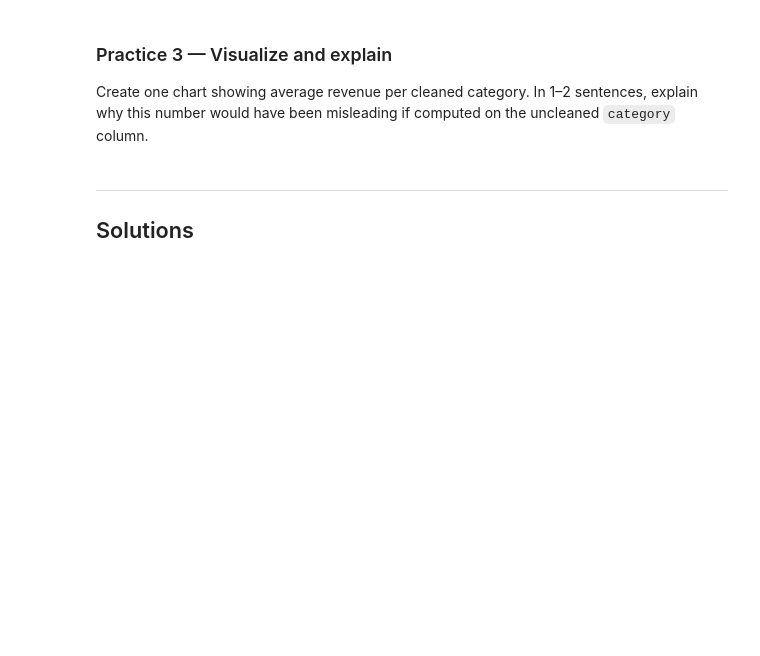
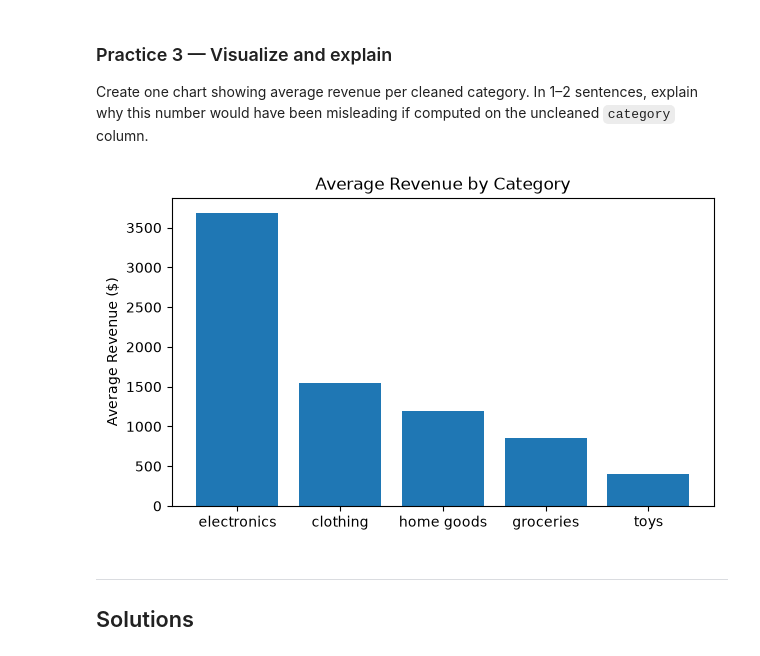
Before and after one commit to NicolasVA90/DSA_504_excercise, a Jupyter notebook: DSA504_Class14_SQL_Pandas_Integration_Midterm_Review_upload.ipynb, the cells around one changed output. Cells and saved outputs as stored; diff of their text form; code cells hidden in the pictures; blank space fills up the shorter version.

```diff
--- a/DSA504_Class14_SQL_Pandas_Integration_Midterm_Review_upload.ipynb
+++ b/DSA504_Class14_SQL_Pandas_Integration_Midterm_Review_upload.ipynb
@@ -221,3 +221,16 @@ These exercises combine several skills end-to-end, similar in spirit to the midt
 Starting from a fresh `pd.read_csv("retail_sales.csv")`: report missing values, remove duplicates, fill missing `units_sold`/`revenue` with the median, and clean `category` into `category_clean` with exactly 5 values.
 # %%
 # Practice 1 — your code here
+sales = pd.read_csv("retail_sales.csv")
+print("Missing values:\n", sales.isna().sum())
+
+sales = sales.drop_duplicates()
+
+sales["units_sold"] = sales["units_sold"].fillna(sales["units_sold"].median())
+sales["revenue"] = sales["revenue"].fillna(sales["revenue"].median())
+
+sales["category_clean"] = sales["category"].str.lower().str.strip()
+sales["category_clean"] = sales["category_clean"].str.replace(r"[_\s]+", " ", regex=True)
+sales["category_clean"] = sales["category_clean"].replace({"cloth ing": "clothing"})
+
+print("\nCleaned categories:", sorted(sales["category_clean"].unique()))
@@ -231,6 +289,19 @@ Using your cleaned DataFrame from Practice 1, compute total revenue per store in
 Create one chart showing average revenue per cleaned category. In 1–2 sentences, explain why this number would have been misleading if computed on the uncleaned `category` column.
 # %%
 # Practice 3 — your code here
+avg_by_category = sales.groupby("category_clean")["revenue"].mean().sort_values(ascending=False)
+
+fig, ax = plt.subplots(figsize=(7, 4))
+ax.bar(avg_by_category.index, avg_by_category.values)
+ax.set_title("Average Revenue by Category")
+ax.set_ylabel("Average Revenue ($)")
+plt.show()
+
+# Using the uncleaned column would have split each real category across 2-3 text
+# variants (e.g., "Electronics" vs "electronics" vs "ELECTRONICS"), so none of the
+# per-category averages would reflect the true combined group.
+# %% [output]
+[figure, added]
 # %% [markdown]
 ---
 ## Solutions
```
Also changed, not shown: parts of 2 cells of this notebook.
